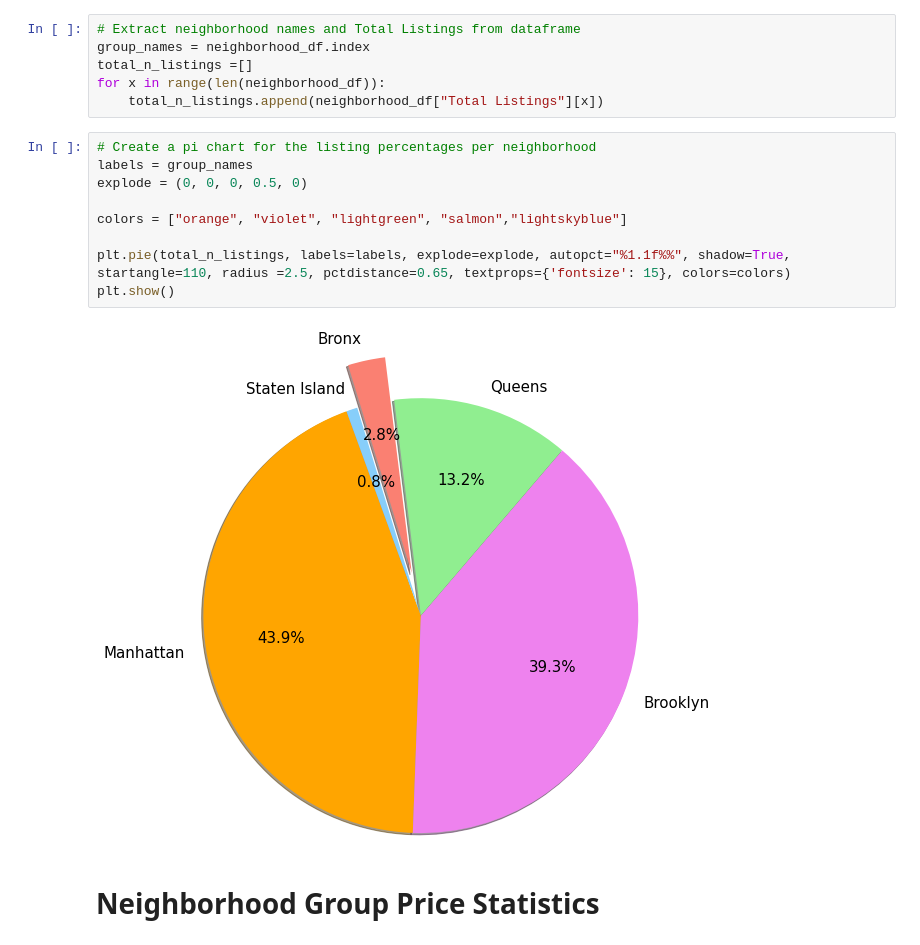
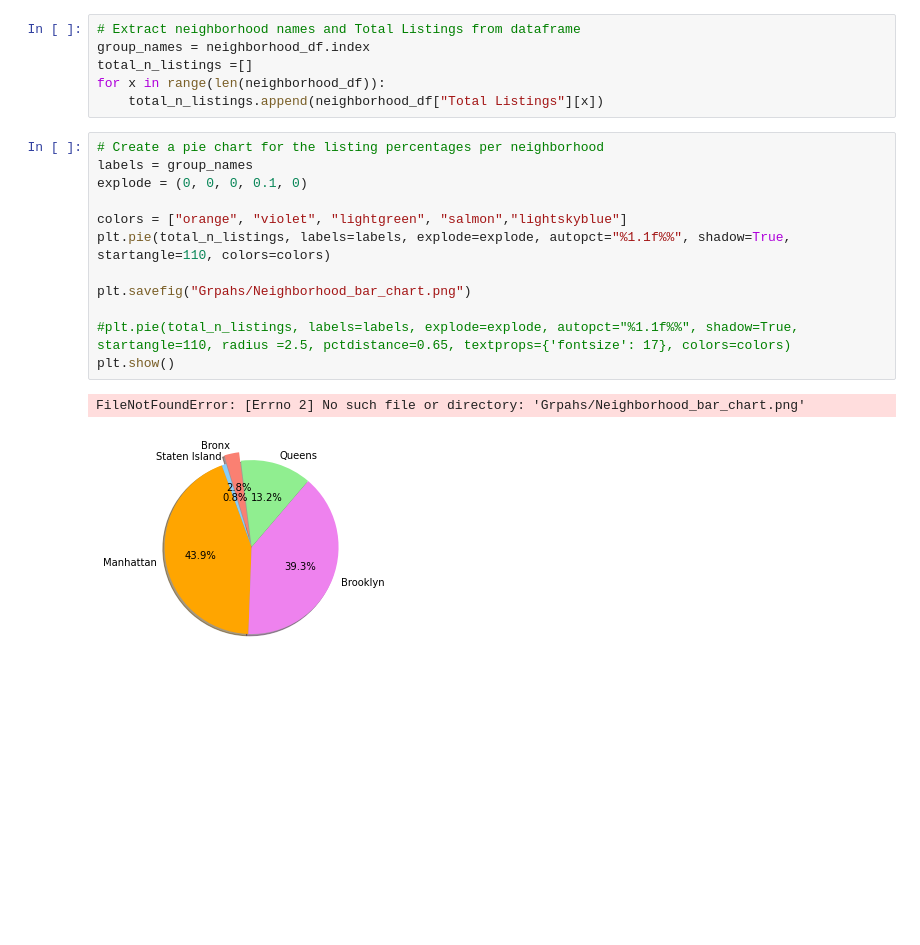
Before and after one commit to MWilliamsDP/ProjectOne, a Jupyter notebook: PricingvsNeighborhood.ipynb, the cells around one changed output. Cells and saved outputs as stored; diff of their text form; blank space fills up the shorter version.

```diff
--- a/PricingvsNeighborhood.ipynb
+++ b/PricingvsNeighborhood.ipynb
@@ -50,15 +50,17 @@ total_n_listings =[]
 for x in range(len(neighborhood_df)):
     total_n_listings.append(neighborhood_df["Total Listings"][x])
 # %%
-# Create a pi chart for the listing percentages per neighborhood
+# Create a pie chart for the listing percentages per neighborhood
 labels = group_names
-explode = (0, 0, 0, 0.5, 0)
+explode = (0, 0, 0, 0.1, 0)
 
 colors = ["orange", "violet", "lightgreen", "salmon","lightskyblue"]
+plt.pie(total_n_listings, labels=labels, explode=explode, autopct="%1.1f%%", shadow=True, startangle=110, colors=colors)
 
-plt.pie(total_n_listings, labels=labels, explode=explode, autopct="%1.1f%%", shadow=True, startangle=110, radius =2.5, pctdistance=0.65, textprops={'fontsize': 15}, colors=colors)
+plt.savefig("Grpahs/Neighborhood_bar_chart.png")
+
+#plt.pie(total_n_listings, labels=labels, explode=explode, autopct="%1.1f%%", shadow=True, startangle=110, radius =2.5, pctdistance=0.65, textprops={'fontsize': 17}, colors=colors)
 plt.show()
 # %% [output]
+FileNotFoundError: [Errno 2] No such file or directory: 'Grpahs/Neighborhood_bar_chart.png'
-[figure, old version]
+[figure, new version]
-# %% [markdown]
-# Neighborhood Group Price Statistics
```
Also changed, not shown: parts of 7 cells of this notebook.
